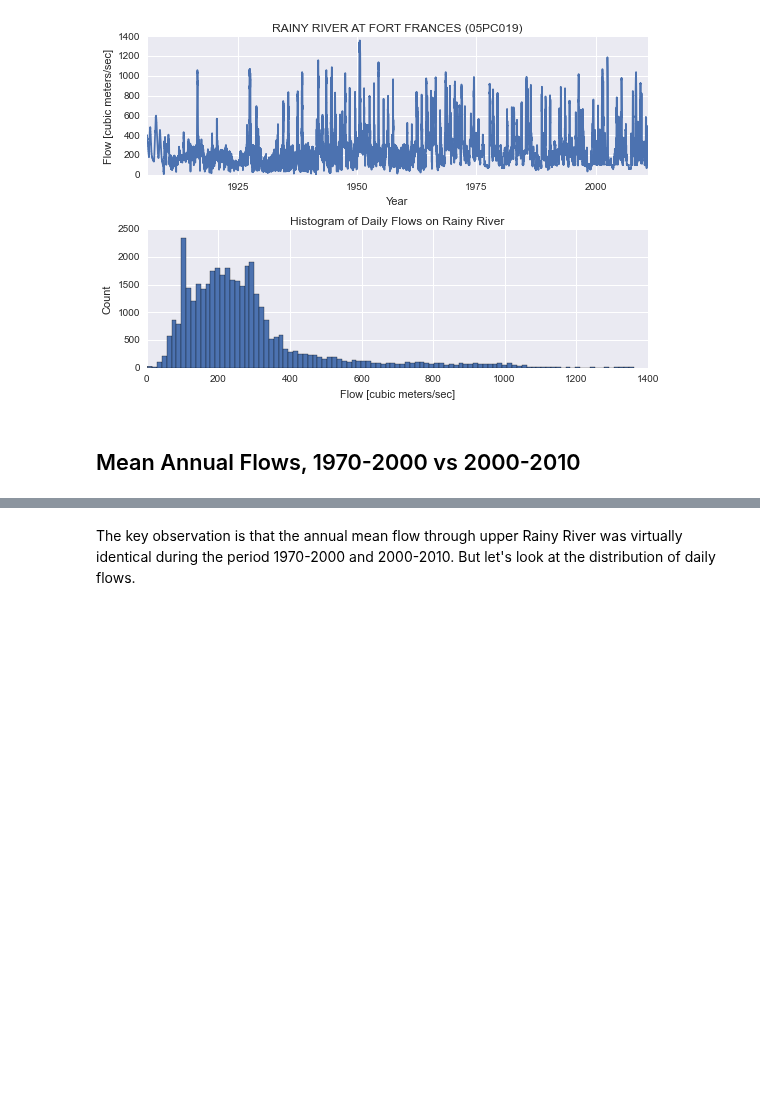
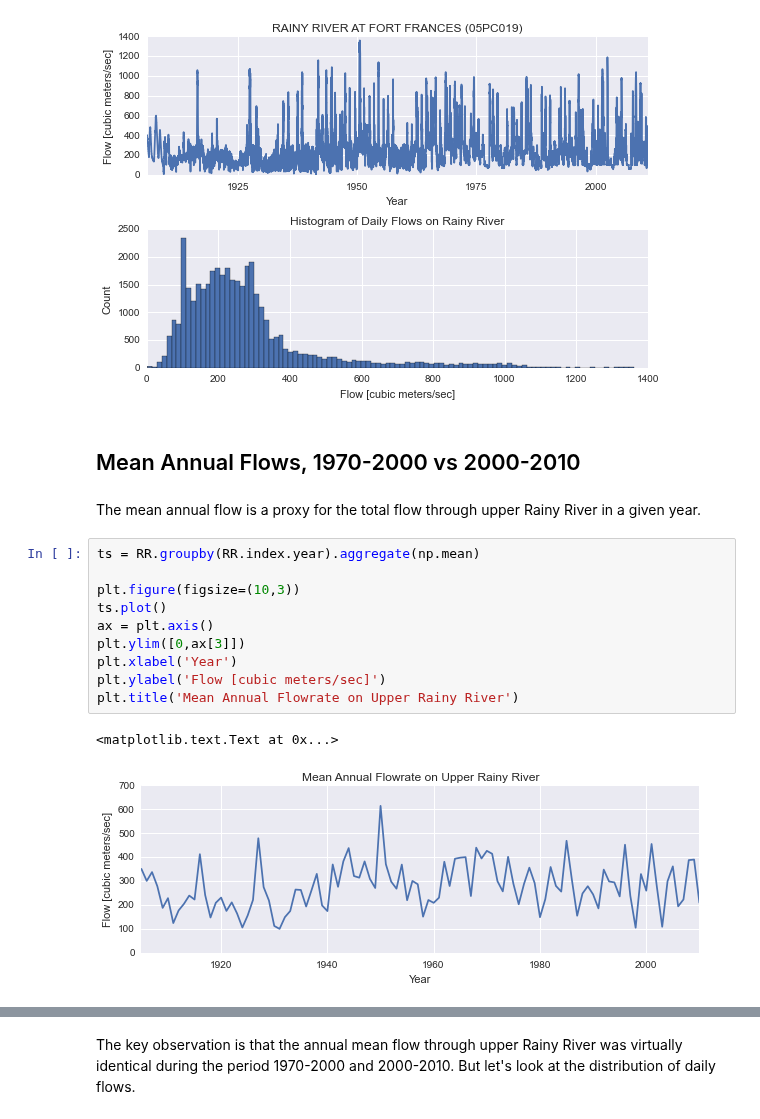
Before and after one commit to kmcgarry7/Rainy-Lake-Hydrology, a Jupyter notebook: Changes_in_Rainy_River_Flows_1970-2010.ipynb, the cells around one changed output, grey strips where cells are left out. Drawn from its saved outputs; the diff is of its cells as text; blank space fills up the shorter version.

Commit message:
Update Rainy River Flows

```diff
--- a/Changes_in_Rainy_River_Flows_1970-2010.ipynb
+++ b/Changes_in_Rainy_River_Flows_1970-2010.ipynb
@@ -51,3 +47,18 @@ plt.tight_layout()
 [figure]
 # %% [markdown]
 ## <a name=section02></a>Mean Annual Flows, 1970-2000 vs 2000-2010
+# %% [markdown]
+The mean annual flow is a proxy for the total flow through upper Rainy River in a given year.
+# %%
+ts = RR.groupby(RR.index.year).aggregate(np.mean)
+
+plt.figure(figsize=(10,3))
+ts.plot()
+ax = plt.axis()
+plt.ylim([0,ax[3]])
+plt.xlabel('Year')
+plt.ylabel('Flow [cubic meters/sec]')
+plt.title('Mean Annual Flowrate on Upper Rainy River')
+# %% [output]
+<matplotlib.text.Text at 0x...>
+[figure, added]
```
Also changed, not shown: parts of 6 cells of this notebook.
